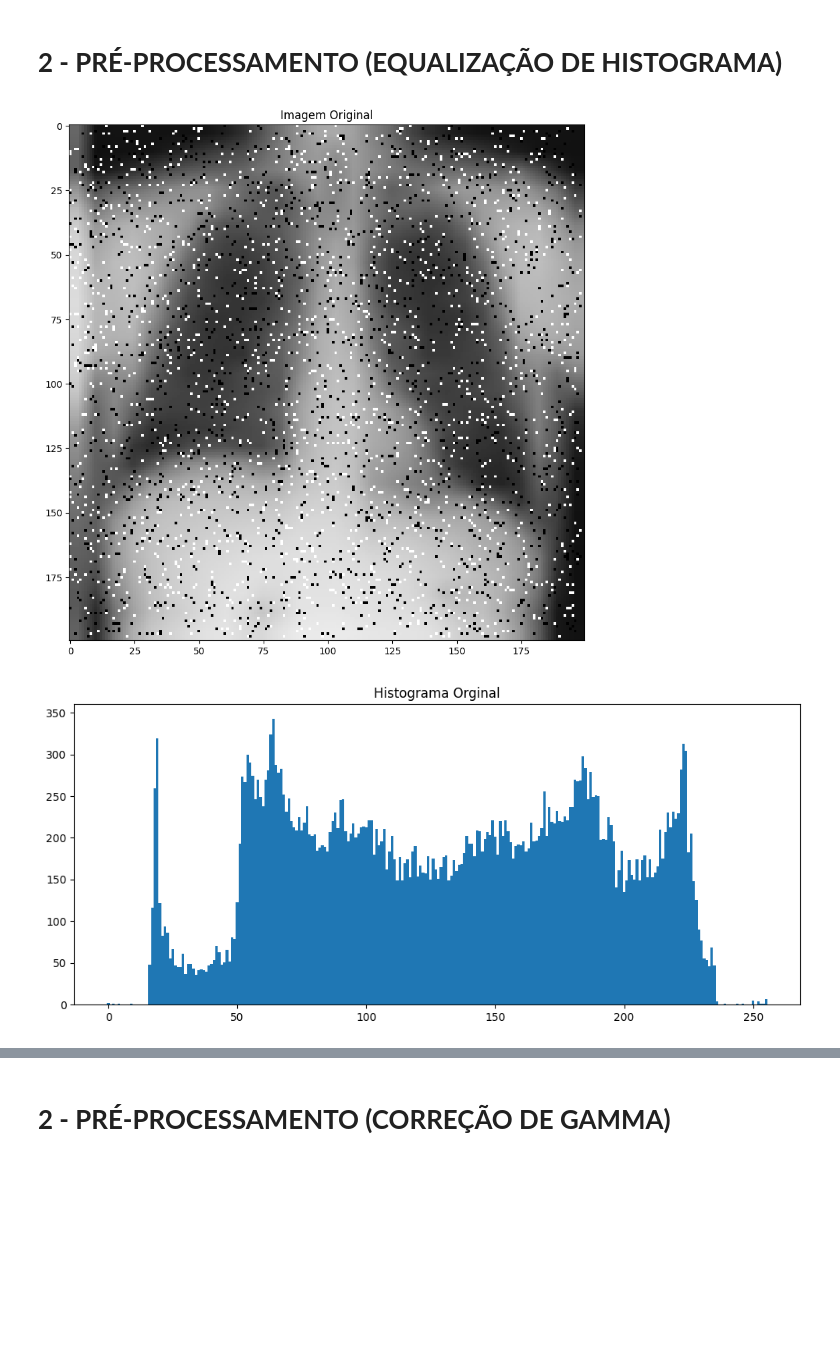
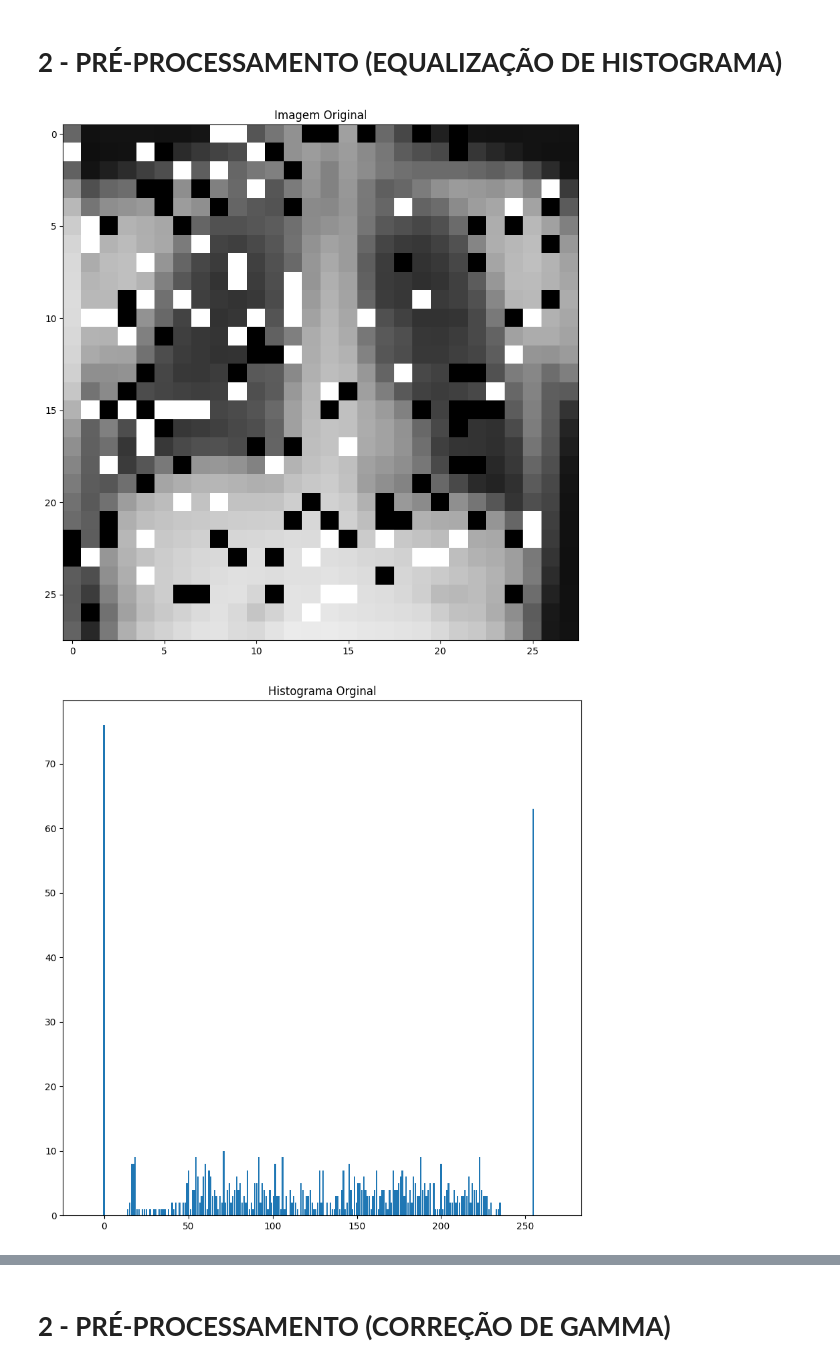
Before and after one commit to Henrique047/PDI_T1, a Jupyter notebook: Cópia_de_PDI_T1.ipynb, the cells around one changed output, grey strips where cells are left out. Drawn from its saved outputs; the diff is of its cells as text; code cells hidden in the pictures; blank space fills up the shorter version.

```diff
--- a/Cópia_de_PDI_T1.ipynb
+++ b/Cópia_de_PDI_T1.ipynb
@@ -61,9 +61,9 @@ new_size = (200, 200)
 img = dataset.imgs[1]
 
 img = ((1-img) * 255).astype(np.uint8)
-img = cv2.resize(img, new_size, interpolation=cv2.INTER_LINEAR)
+#img = cv2.resize(img, new_size, interpolation=cv2.INTER_LINEAR)
 
-img_noise = add_salt_pepper_noise(img, amount=0.09)  # 5% de ruído
+img_noise = add_salt_pepper_noise(img, amount=0.2)  # 20% de ruído
 cv2_imshow(img)
 cv2_imshow(img_noise)
 # %% [output]
@@ -79,26 +79,26 @@ plt.imshow(img_noise, cmap="gray", vmin=0, vmax=255)
 plt.title("Imagem Original")
 plt.show()
 # %% [output]
-[figure, old version]
+[figure, new version]
 # %%
 #Histograma original
-intervalo_min_max = [0, 256]
+intervalo_min_max = [-10, 270]
 num_pontos = 256
-point_count, point_edges = np.histogram(laplace_final, num_pontos, intervalo_min_max)
+point_count, point_edges = np.histogram(img_noise, num_pontos, intervalo_min_max)
 point_start = point_edges[:-1]
 
 def draw_hist(x_axis, input):
     fig, ax = plt.subplots(figsize=figsize)
     # por que não usar plt.hist? porque queremos traçar também algumas derivações desse histograma
     plt.bar(x_axis, input, width=input.shape[0] / (x_axis[-1] - x_axis[0] + 1))
     return fig, ax
 
 
 draw_hist(point_start, point_count)
 plt.title("Histograma Orginal")
 plt.show()
 # %% [output]
-[figure, old version]
+[figure, new version]
 # %%
 #Normalizamos o histograma
 pdf = point_count / np.sum(point_count)
```
Also changed, not shown: parts of 14 cells of this notebook.
